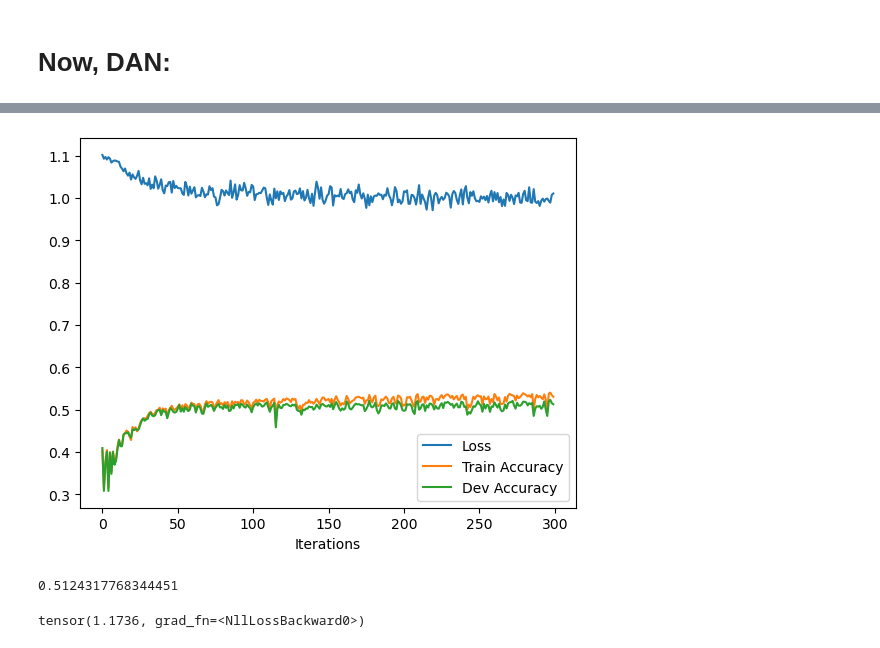
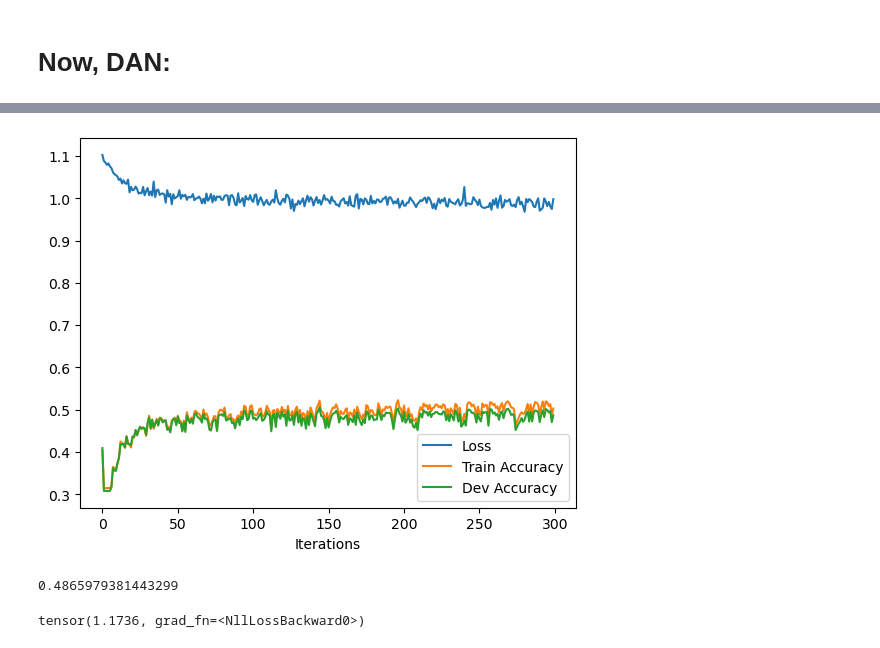
Before and after one commit to tree-hugger722/NLP_Final_Project, a Jupyter notebook: baseline_sentence_embedding.ipynb, the cells around one changed output, grey strips where cells are left out. Drawn from its saved outputs; the diff is of its cells as text; code cells hidden in the pictures.

```diff
--- a/baseline_sentence_embedding.ipynb
+++ b/baseline_sentence_embedding.ipynb
@@ -271,6 +289,7 @@ class DistilledDAN(nn.Module):
                        embedding_dim: int,
                        hidden_dim1: int,
                        hidden_dim2: int,
+                       hidden_dim3: int,
                        leaky_relu_negative_slope: float,
                        dropout_probability: float
                 ):
@@ -285,11 +304,13 @@ class DistilledDAN(nn.Module):
         self.embedding_dim = embedding_dim
         self.hidden_dim1 = hidden_dim1
         self.hidden_dim2 = hidden_dim2
+        self.hidden_dim3 = hidden_dim3
         self.leaky_relu_negative_slope = leaky_relu_negative_slope
         self.dropout_probability = dropout_probability
 
         self.hidden1 = nn.Linear(self.embedding_dim, self.hidden_dim1)
         self.hidden2 = nn.Linear(self.hidden_dim1,self.hidden_dim2)
+        self.hidden3 = nn.Linear(self.hidden_dim1,self.hidden_dim2)
         self.theta = nn.Linear(self.hidden_dim2, self.num_classes)
 
         self.log_softmax = nn.Softmax(dim=1) # A dimension along which LogSoftmax will be computed.
@@ -338,7 +359,7 @@ class DistilledDAN(nn.Module):
                     num_iterations,
                     soft_label_weight=0.5,
                     loss_fn=nn.CrossEntropyLoss(),
-                    batch_size=500,
+                    batch_size=1000,
                     check_every=10,
                     verbose=False):
         """
@@ -443,19 +459,19 @@ soft_labels = torch.tensor(Y_soft_train, dtype=torch.float32)
 # Step 2: Create an instance of the DistilledDAN model
 num_classes = 3
 embedding_dim = 50
-hidden_dim1 = 64
-hidden_dim2 = 32
-leaky_relu_negative_slope = 0.01
-dropout_probability = 0.5
-
-model = DistilledDAN(num_classes, embedding_dim, hidden_dim1, hidden_dim2, leaky_relu_negative_slope, dropout_probability)
+hidden_dim1 = 256
+hidden_dim2 = 64
+hidden_dim3 = 32
+leaky_relu_negative_slope = 0.1
+dropout_probability = 0.3
+model = DistilledDAN(num_classes, embedding_dim, hidden_dim1, hidden_dim2, hidden_dim3, leaky_relu_negative_slope, dropout_probability)
 
 # Step 3: Train the model using the `train_model` method
 optimizer = torch.optim.Adam(model.parameters(), lr=0.001)
 num_iterations = 3000
-soft_label_weight = 0.5
+soft_label_weight = 1
 loss_fn = nn.CrossEntropyLoss()
-batch_size = 500
+batch_size = 1000
 check_every = 10
 verbose = True
 
@@ -491,8 +507,8 @@ Iteration=2990, Loss=1.0105559825897217
-[figure, old version]
+[figure, new version]
 # %%
 dev_accuracy[-1]
 # %% [output]
-0.5124317768344451
+0.4865979381443299
 # %%
 loss_fn(log_probs_batch, Y_batch)
 # %% [output]
```
Also changed, not shown: parts of 8 cells of this notebook.
